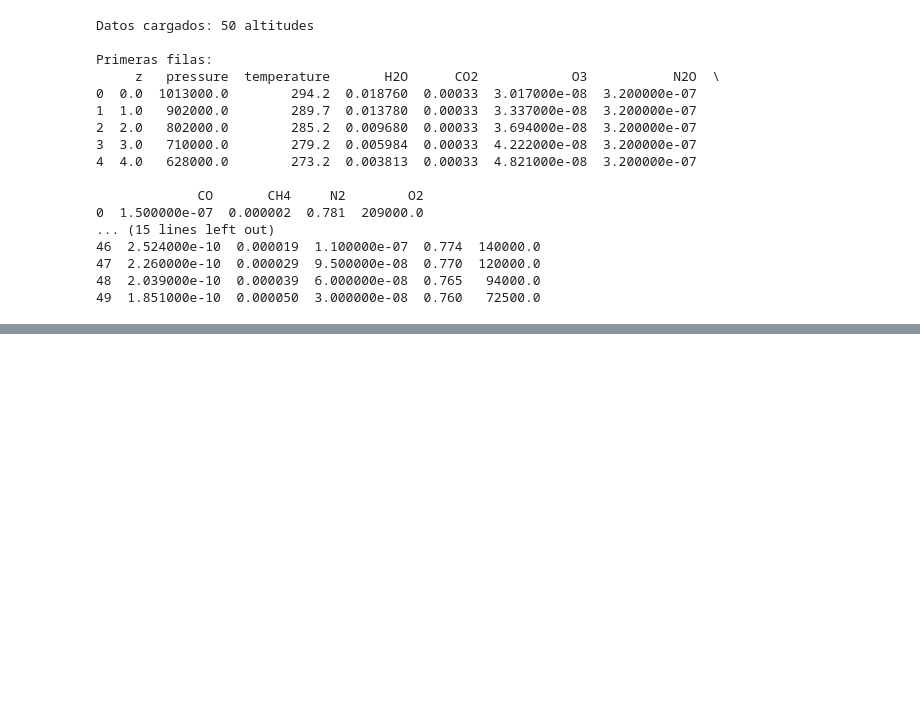
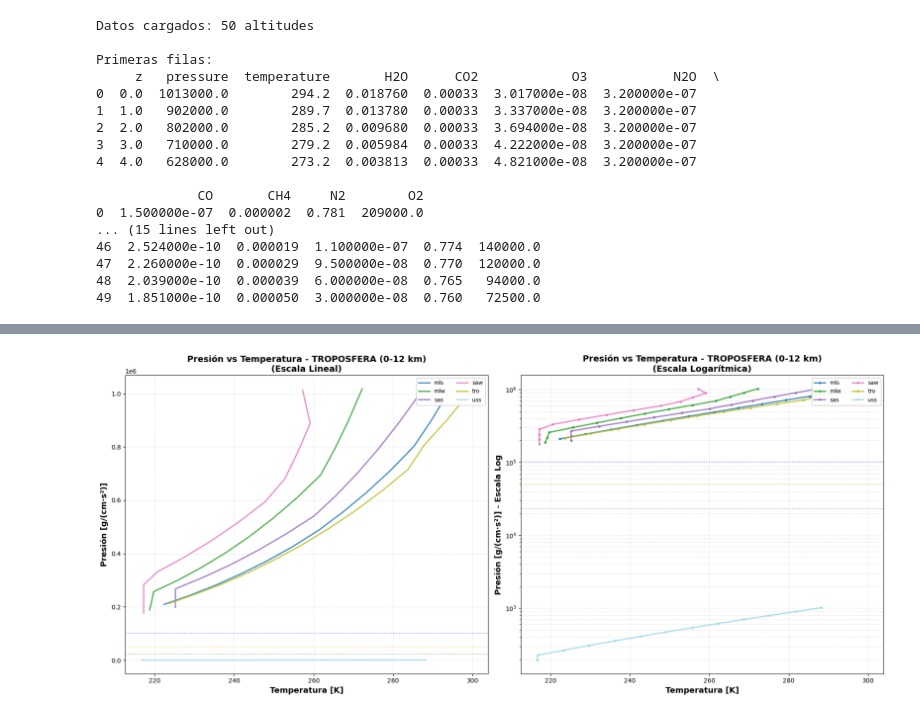
Before and after one commit to OscarMigue9/GPT, a Jupyter notebook: notebooks/Py4CATs.ipynb, the cells around one changed output, grey strips where cells are left out. Saved outputs shown, nothing was run; the diff lists cells and outputs as text; code cells hidden in the pictures; blank space fills up the shorter version.

```diff
--- a/notebooks/Py4CATs.ipynb
+++ b/notebooks/Py4CATs.ipynb
@@ -1240,0 +467,53 @@ El hecho de que **todos los 14 modelos muestren el mismo patrón trifásico** (e
+# %%
+fig, (ax1, ax2) = plt.subplots(1, 2, figsize=(18, 8))
+colors_palette = plt.cm.tab20(np.linspace(0, 1, len(archivos_sorted)))
+
+# GRÁFICO 1: Presión vs Temperatura - TROPOSFERA (ESCALA LINEAL)
+for idx, archivo in enumerate(archivos_sorted):
+    datos = datos_todos[archivo]
+    z_arr = datos['z']
+    tropo_mask = z_arr <= 12
+    if tropo_mask.sum() > 0:
+        T_tropo = datos['temperature'][tropo_mask]
+        p_tropo = datos['pressure'][tropo_mask]
+        nombre = archivo.replace('.xy', '').replace('_', ' ')
+        ax1.plot(T_tropo, p_tropo,
+                 linewidth=2.2, label=nombre, color=colors_palette[idx], alpha=0.8)
+
+ax1.set_xlabel('Temperatura [K]', fontsize=13, fontweight='bold')
+ax1.set_ylabel('Presión [g/(cm·s²)]', fontsize=13, fontweight='bold')
+ax1.set_title('Presión vs Temperatura - TROPOSFERA (0-12 km)\n(Escala Lineal)',
+              fontsize=14, fontweight='bold')
+ax1.grid(True, alpha=0.3, linestyle='--')
+ax1.legend(loc='upper right', fontsize=9, ncol=2, framealpha=0.95)
+
+# GRÁFICO 2: Presión vs Temperatura - TROPOSFERA (ESCALA LOGARÍTMICA en P)
+for idx, archivo in enumerate(archivos_sorted):
+    datos = datos_todos[archivo]
+    z_arr = datos['z']
+    tropo_mask = z_arr <= 12
+    if tropo_mask.sum() > 0:
+        T_tropo = datos['temperature'][tropo_mask]
+        p_tropo = datos['pressure'][tropo_mask]
+        nombre = archivo.replace('.xy', '').replace('_', ' ')
+        mask = p_tropo > 0
+        ax2.semilogy(T_tropo[mask], p_tropo[mask],
+                     linewidth=2.2, label=nombre, color=colors_palette[idx], alpha=0.8, marker='o', markersize=3)
+
+ax2.set_xlabel('Temperatura [K]', fontsize=13, fontweight='bold')
+ax2.set_ylabel('Presión [g/(cm·s²)] - Escala Log', fontsize=13, fontweight='bold')
+ax2.set_title('Presión vs Temperatura - TROPOSFERA (0-12 km)\n(Escala Logarítmica)',
+              fontsize=14, fontweight='bold')
+ax2.grid(True, alpha=0.3, linestyle='--', which='both')
+ax2.legend(loc='upper right', fontsize=9, ncol=2, framealpha=0.95)
+
+# Líneas de referencia troposféricas
+for ax in [ax1, ax2]:
+    ax.axhline(y=1.01e5, color='blue', linestyle=':', linewidth=1.5, alpha=0.4)
+    ax.axhline(y=5e4, color='orange', linestyle=':', linewidth=1.5, alpha=0.4)
+    ax.axhline(y=2.3e4, color='green', linestyle=':', linewidth=1.5, alpha=0.4)
+
+plt.tight_layout()
+plt.show()
+# %% [output]
+[figure, added]
```
Also changed, not shown: parts of 17 cells of this notebook, 3 other files.
